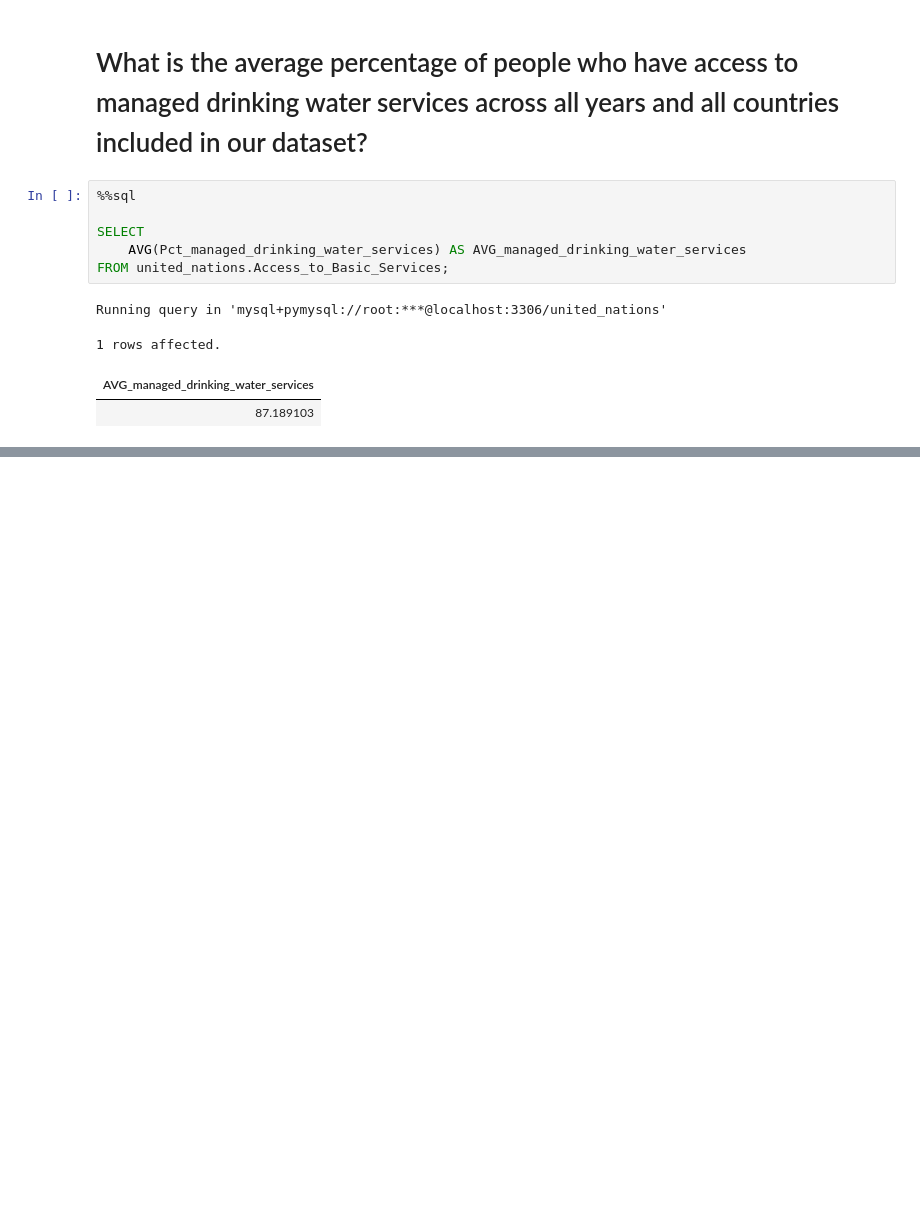
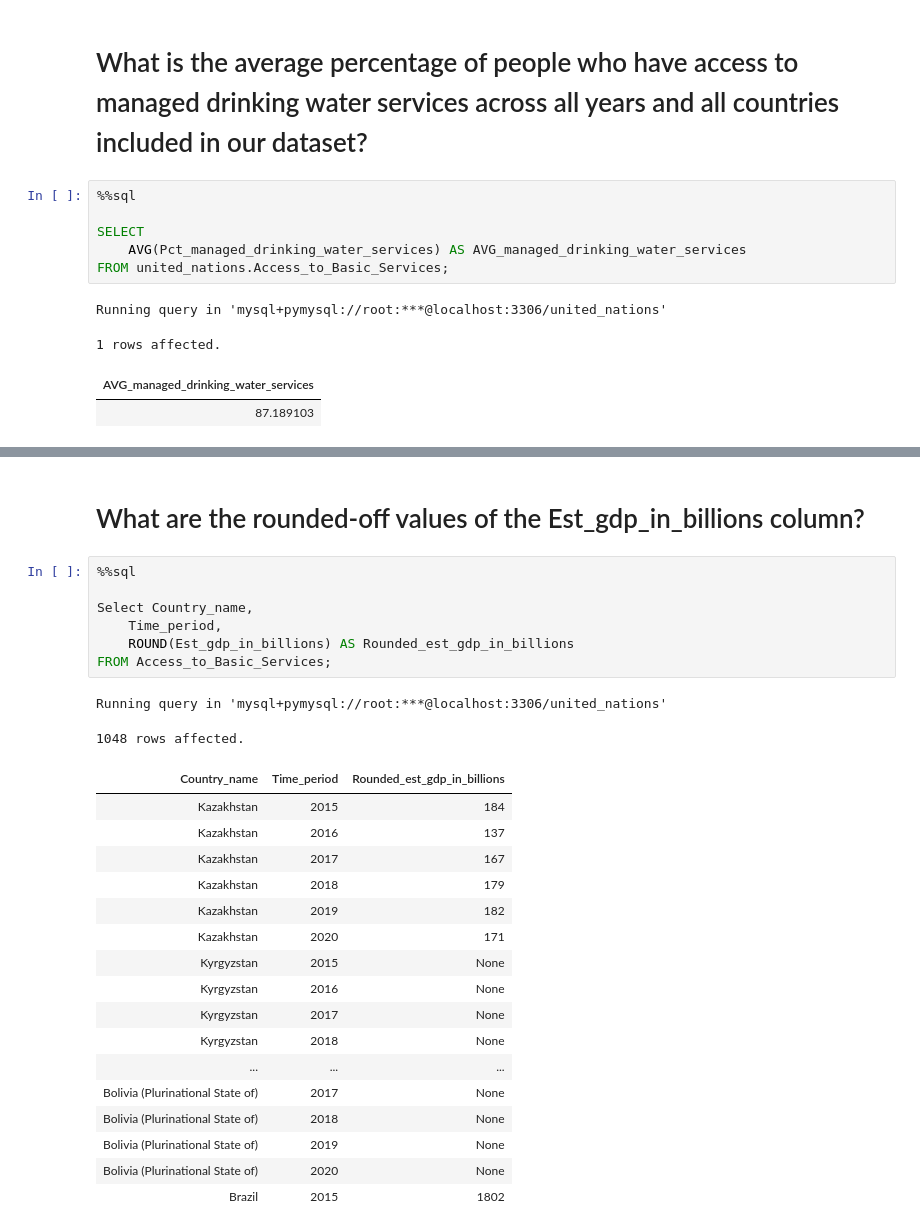
Before and after one commit to kxrrym03/ALX-Exercises, a Jupyter notebook: ALX United Nations.ipynb, the cells around one changed output, grey strips where cells are left out. Drawn from its saved outputs; the diff is of its cells as text; blank space fills up the shorter version.

```diff
--- a/ALX United Nations.ipynb
+++ b/ALX United Nations.ipynb
@@ -282,0 +312,29 @@ Running query in 'mysql+pymysql://root:***@localhost:3306/united_nations'
+# %% [markdown]
+# What are the rounded-off values of the Est_gdp_in_billions column?
+# %%
+%%sql
+
+Select Country_name,
+    Time_period,
+    ROUND(Est_gdp_in_billions) AS Rounded_est_gdp_in_billions
+FROM Access_to_Basic_Services;
+# %% [output]
+Running query in 'mysql+pymysql://root:***@localhost:3306/united_nations'
+1048 rows affected.
+| Country_name | Time_period | Rounded_est_gdp_in_billions |
+| Kazakhstan | 2015 | 184 |
+| Kazakhstan | 2016 | 137 |
+| Kazakhstan | 2017 | 167 |
+| Kazakhstan | 2018 | 179 |
+| Kazakhstan | 2019 | 182 |
+| Kazakhstan | 2020 | 171 |
+| Kyrgyzstan | 2015 | None |
+| Kyrgyzstan | 2016 | None |
+| Kyrgyzstan | 2017 | None |
+| Kyrgyzstan | 2018 | None |
+| ... | ... | ... |
+| Bolivia (Plurinational State of) | 2017 | None |
+| Bolivia (Plurinational State of) | 2018 | None |
+| Bolivia (Plurinational State of) | 2019 | None |
+| Bolivia (Plurinational State of) | 2020 | None |
+| Brazil | 2015 | 1802 |
```
Also changed, not shown: parts of 6 cells of this notebook.
